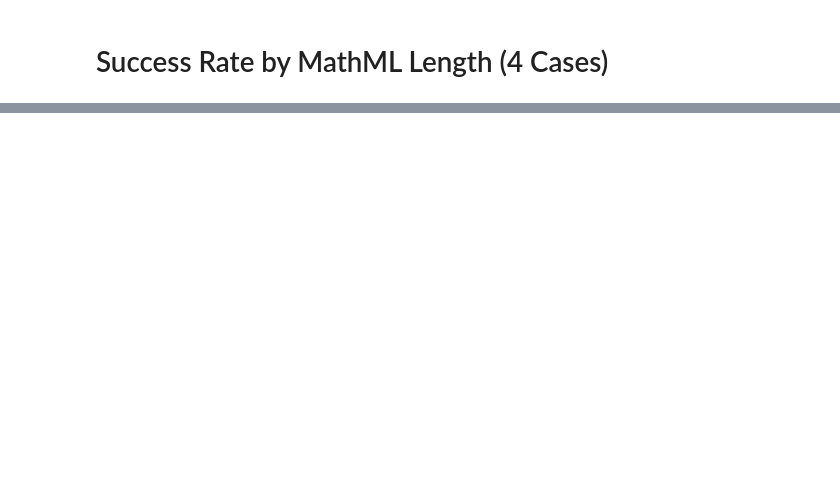
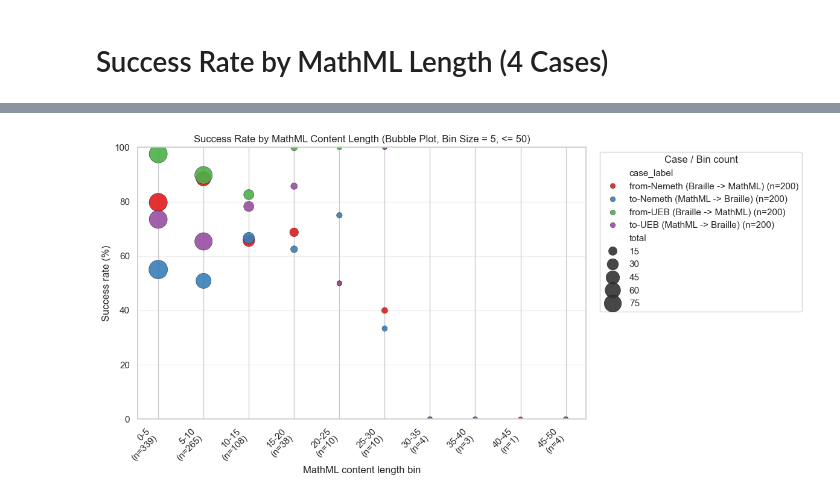
Before and after one commit to NSoiffer/MathMLData, a Jupyter notebook: success_rate_by_length.ipynb, the cells around one changed output, grey strips where cells are left out. Cells and saved outputs as stored; diff of their text form; code cells hidden in the pictures; blank space fills up the shorter version.

```diff
--- a/success_rate_by_length.ipynb
+++ b/success_rate_by_length.ipynb
@@ -238,0 +277,45 @@ plt.show()
+# %%
+# Bubble scatter version of the same binned success-rate plot (cutoff at content length 50)
+max_content_length_for_plot = 50
+allowed_bins = [interval for interval in mathml_content_bin_order if interval.right <= max_content_length_for_plot]
+allowed_bin_set = set(allowed_bins)
+
+scatter_plot_df = mathml_content_summary_by_bin[
+    mathml_content_summary_by_bin["mathml_content_length_bin"].isin(allowed_bin_set)
+].copy()
+
+x_pos_map = {interval: i for i, interval in enumerate(allowed_bins)}
+scatter_plot_df["x_pos"] = scatter_plot_df["mathml_content_length_bin"].map(x_pos_map)
+scatter_plot_df["case_label"] = scatter_plot_df["case"].map(lambda c: f"{c} (n={n_per_case[c]})")
+
+x_positions_subset = list(range(len(allowed_bins)))
+bin_count_map = dict(zip(mathml_content_bin_sizes["mathml_content_length_bin"], mathml_content_bin_sizes["count_total"]))
+x_labels_subset = [f"{format_interval(interval)}\n(n={bin_count_map.get(interval, 0)})" for interval in allowed_bins]
+
+fig, ax = plt.subplots(figsize=(12, 6))
+sns.scatterplot(
+    data=scatter_plot_df,
+    x="x_pos",
+    y="success_rate_pct",
+    hue="case_label",
+    palette="Set1",
+    size="total",
+    sizes=(30, 500),
+    alpha=0.9,
+    edgecolor="black",
+    linewidth=0.3,
+    ax=ax,
+)
+
+ax.set_title("Success Rate by MathML Content Length (Bubble Plot, Bin Size = 5, <= 50)")
+ax.set_xlabel("MathML content length bin")
+ax.set_ylabel("Success rate (%)")
+ax.set_xticks(x_positions_subset)
+ax.set_xticklabels(x_labels_subset, rotation=45, ha="right")
+ax.set_ylim(0, 100)
+ax.grid(axis="y", alpha=0.3)
+ax.legend(title="Case / Bin count", bbox_to_anchor=(1.02, 1), loc="upper left")
+fig.tight_layout()
+plt.show()
+# %% [output]
+[figure, added]
```
Also changed, not shown: parts of 4 cells of this notebook.
